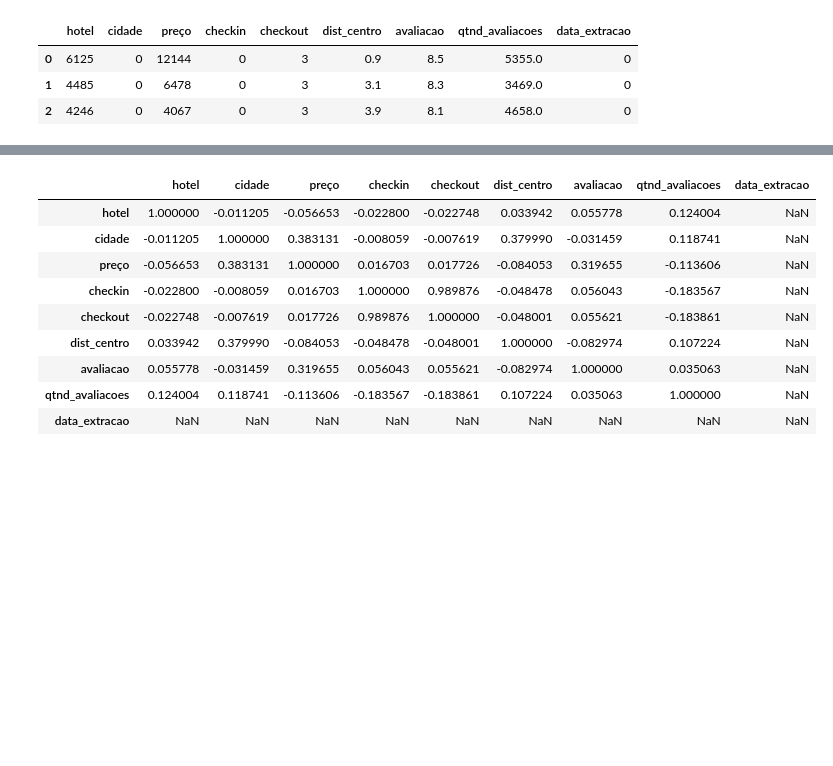
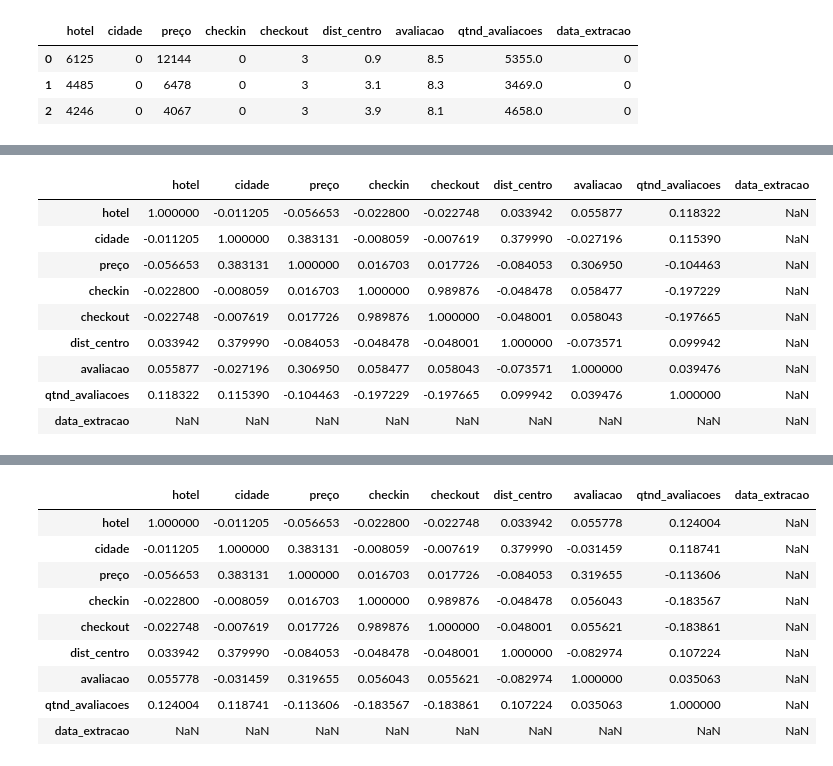
Before and after one commit to clarabarretto/data-science, a Jupyter notebook: pre-processing/pre-processing.ipynb, the cells around one changed output, grey strips where cells are left out. Drawn from its saved outputs; the diff is of its cells as text; code cells hidden in the pictures; blank space fills up the shorter version.

```diff
--- a/pre-processing/pre-processing.ipynb
+++ b/pre-processing/pre-processing.ipynb
@@ -184,0 +194,16 @@ hosp2 = pd.DataFrame(data=hosp_knn[0:,0:],columns=['hotel', 'cidade', 'preço',
+# %%
+hosp2 = pd.read_csv('./dataset_imputado_azure.csv', decimal=".")
+# %%
+# nova correlação
+hosp2.corr(method='spearman')
+# %% [output]
+|  | hotel | cidade | preço | checkin | checkout | dist_centro | avaliacao | qtnd_avaliacoes | data_extracao |
+| hotel | 1.000000 | -0.011205 | -0.056653 | -0.022800 | -0.022748 | 0.033942 | 0.055877 | 0.118322 | NaN |
+| cidade | -0.011205 | 1.000000 | 0.383131 | -0.008059 | -0.007619 | 0.379990 | -0.027196 | 0.115390 | NaN |
+| preço | -0.056653 | 0.383131 | 1.000000 | 0.016703 | 0.017726 | -0.084053 | 0.306950 | -0.104463 | NaN |
+| checkin | -0.022800 | -0.008059 | 0.016703 | 1.000000 | 0.989876 | -0.048478 | 0.058477 | -0.197229 | NaN |
+| checkout | -0.022748 | -0.007619 | 0.017726 | 0.989876 | 1.000000 | -0.048001 | 0.058043 | -0.197665 | NaN |
+| dist_centro | 0.033942 | 0.379990 | -0.084053 | -0.048478 | -0.048001 | 1.000000 | -0.073571 | 0.099942 | NaN |
+| avaliacao | 0.055877 | -0.027196 | 0.306950 | 0.058477 | 0.058043 | -0.073571 | 1.000000 | 0.039476 | NaN |
+| qtnd_avaliacoes | 0.118322 | 0.115390 | -0.104463 | -0.197229 | -0.197665 | 0.099942 | 0.039476 | 1.000000 | NaN |
+| data_extracao | NaN | NaN | NaN | NaN | NaN | NaN | NaN | NaN | NaN |
```
Also changed, not shown: parts of 21 cells of this notebook, 4 other files.
